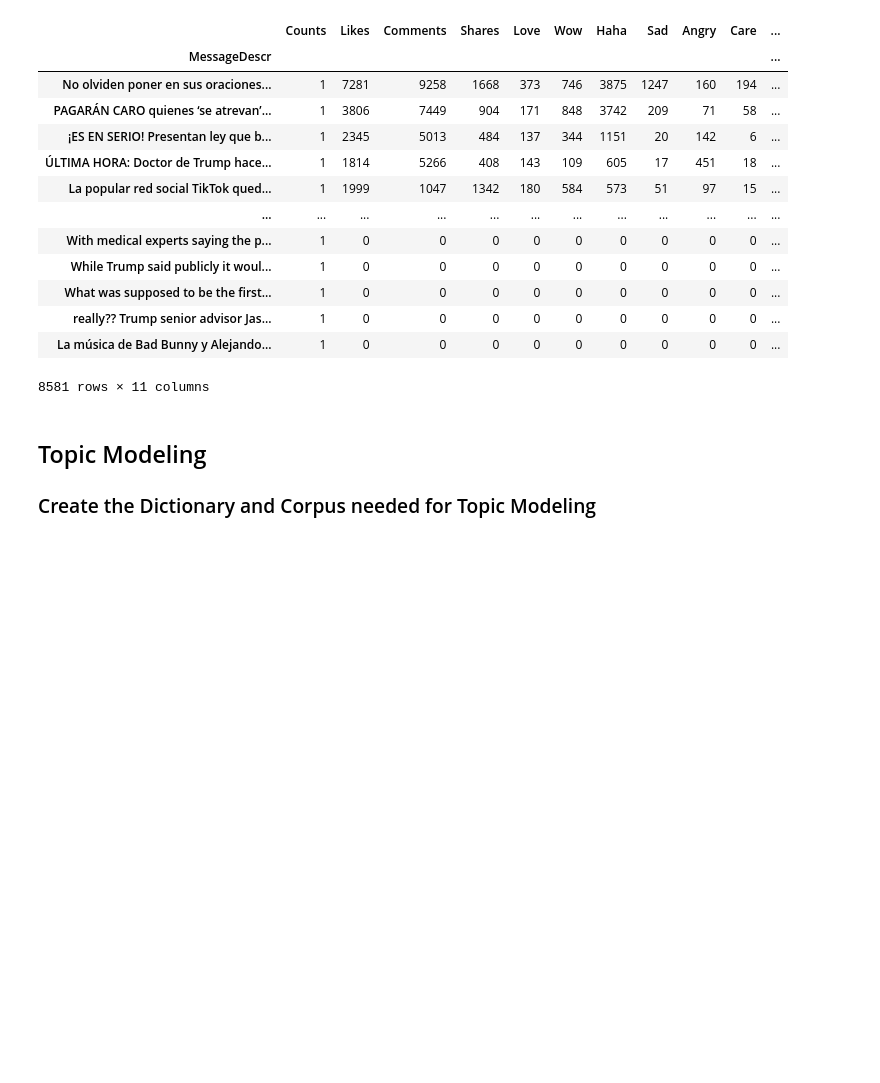
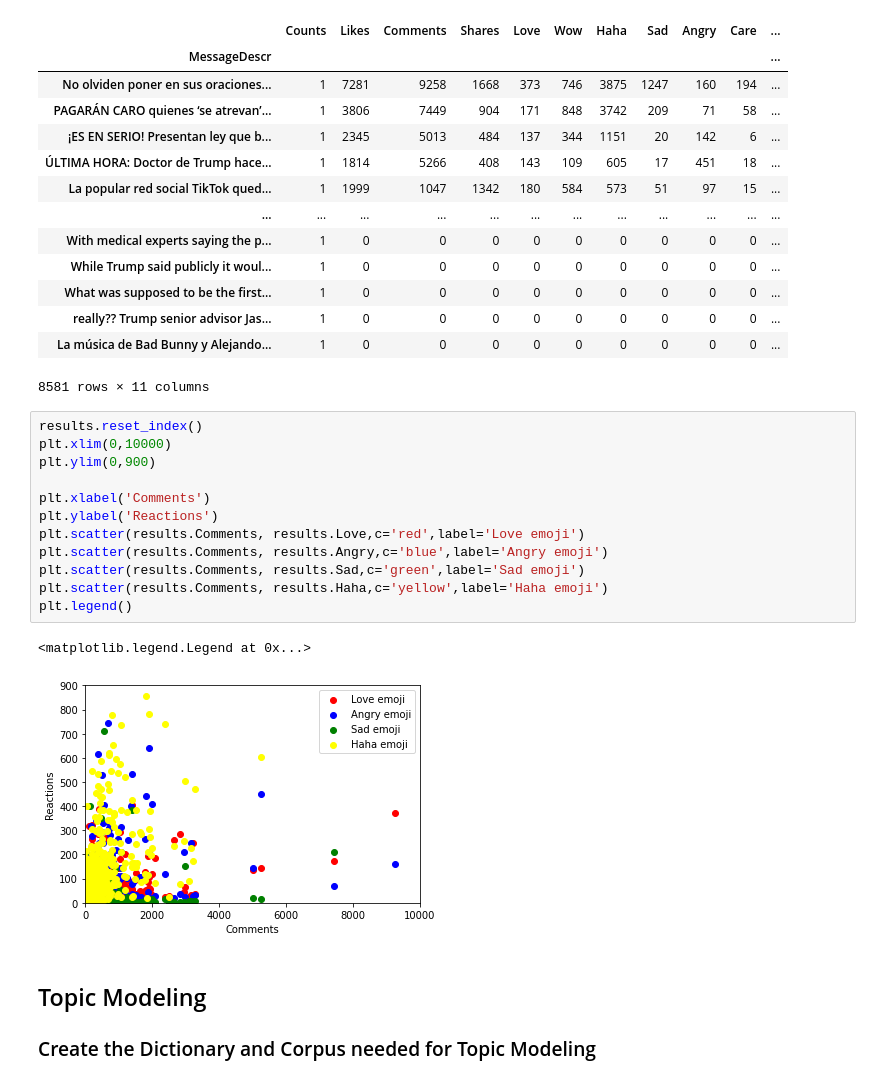
Before and after one commit to saviaga/Latinx2020, a Jupyter notebook: Latinx2020_NewsOutlets.ipynb, the cells around one changed output. Cells and saved outputs as stored; diff of their text form; blank space fills up the shorter version.

```diff
--- a/Latinx2020_NewsOutlets.ipynb
+++ b/Latinx2020_NewsOutlets.ipynb
@@ -450,6 +450,21 @@ results.sort_values(by='Total Interactions',ascending=False)
 | really?? Trump senior advisor Jas... | 1 | 0 | 0 | 0 | 0 | 0 | 0 | 0 | 0 | 0 | ... |
 | La música de Bad Bunny y Alejando... | 1 | 0 | 0 | 0 | 0 | 0 | 0 | 0 | 0 | 0 | ... |
 8581 rows × 11 columns
+# %%
+results.reset_index()
+plt.xlim(0,10000)
+plt.ylim(0,900)
+
+plt.xlabel('Comments')
+plt.ylabel('Reactions')
+plt.scatter(results.Comments, results.Love,c='red',label='Love emoji')
+plt.scatter(results.Comments, results.Angry,c='blue',label='Angry emoji')
+plt.scatter(results.Comments, results.Sad,c='green',label='Sad emoji')
+plt.scatter(results.Comments, results.Haha,c='yellow',label='Haha emoji')
+plt.legend()
+# %% [output]
+<matplotlib.legend.Legend at 0x...>
+[figure, added]
 # %% [markdown]
 ## Topic Modeling
 ### Create the Dictionary and Corpus needed for Topic Modeling
```
Also changed, not shown: 2 other files.
